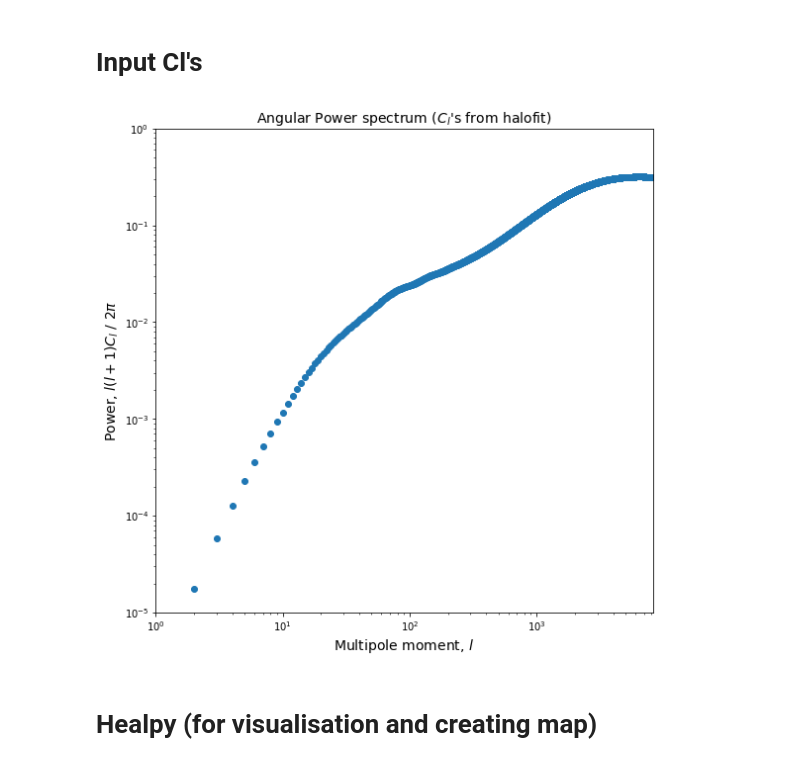
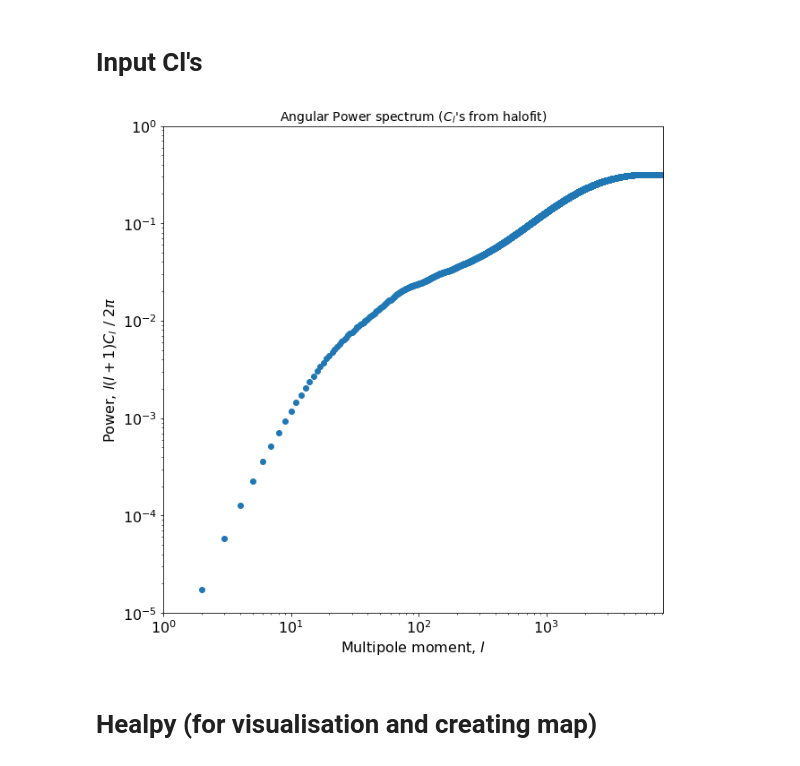
Before and after one commit to anikhalder/Integrated_Bispectrum, a Jupyter notebook: power_spectrum_gaussian/power_spectrum_gaussian_single_patch.ipynb, the cells around one changed output. Cells and saved outputs as stored; diff of their text form; code cells hidden in the pictures.

```diff
--- a/power_spectrum_gaussian/power_spectrum_gaussian_single_patch.ipynb
+++ b/power_spectrum_gaussian/power_spectrum_gaussian_single_patch.ipynb
@@ -30,19 +30,20 @@ def read_cl():
 
 l , cl = read_cl()
 # %%
-plt.figure(figsize=(9,9))
+plt.figure(figsize=(10,10))
 
 plt.scatter(l, l*(l+1)*cl/(2*np.pi))
 plt.yscale('log')
 plt.xscale('log')
 plt.xlim(1,8192)
 plt.ylim(1e-5,1)
-plt.xlabel('Multipole moment, $l$', fontsize=14)
-plt.ylabel('Power, $l(l+1)C_l$ / $2π$', fontsize=14)
+plt.xlabel('Multipole moment, $l$', fontsize=16)
+plt.ylabel('Power, $l(l+1)C_l$ / $2π$', fontsize=16)
+plt.tick_params(labelsize=16)
 plt.title('Angular Power spectrum ($C_l$\'s from halofit)', fontsize=14)
 plt.savefig('./simulations_output/plot_output/Angular_power_spectrum_Cl_data.pdf')
 # %% [output]
-[figure, old version]
+[figure, new version]
 # %% [markdown]
 # Healpy (for visualisation and creating map)
 # %%
```
Also changed, not shown: parts of 4 cells of this notebook, 12 other files.
